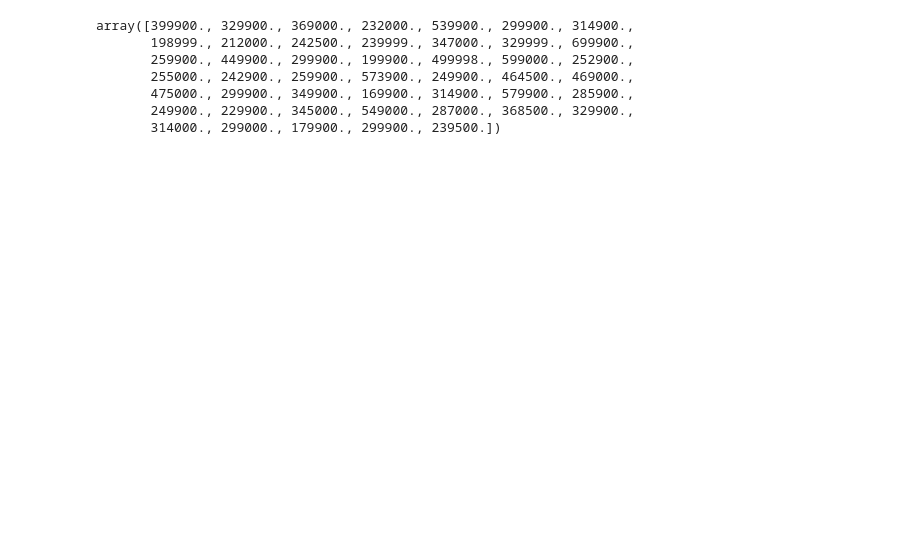
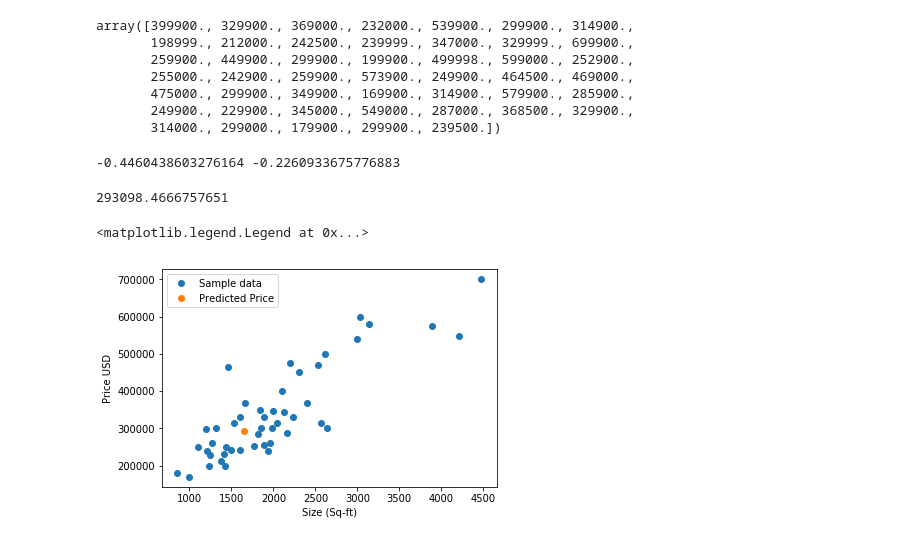
Before and after one commit to jcbaker1/Coursera, a Jupyter notebook: ML/machine-learning-ex1/ex1_python/ex1.ipynb, the cells around one changed output. Drawn from its saved outputs; the diff is of its cells as text; code cells hidden in the pictures; blank space fills up the shorter version.

```diff
--- a/ML/machine-learning-ex1/ex1_python/ex1.ipynb
+++ b/ML/machine-learning-ex1/ex1_python/ex1.ipynb
@@ -231,3 +243,29 @@ array([399900., 329900., 369000., 232000., 539900., 299900., 314900.,
        475000., 299900., 349900., 169900., 314900., 579900., 285900.,
        249900., 229900., 345000., 549000., 287000., 368500., 329900.,
        314000., 299000., 179900., 299900., 239500.])
+# %%
+# Predicted price of 1650 sq-ft , 3 bedroom house:
+x_1, x_2 = 1650, 3
+
+x_1_norm = (x_1 - mu[0])/sigma[0]
+x_2_norm = (x_2 - mu[1])/sigma[1]
+
+print(x_1_norm, x_2_norm)
+
+x_pred = np.array([1, x_1_norm, x_2_norm])
+# %% [output]
+-0.4460438603276164 -0.2260933675776883
+# %%
+y_hat = np.dot(theta, x_pred)
+print(y_hat)
+# %% [output]
+293098.4666757651
+# %%
+plt.plot(X[:, 0], y, 'o', label='Sample data')
+plt.plot(x_1, y_hat, 'o', label='Predicted Price')
+plt.ylabel('Price USD')
+plt.xlabel('Size (Sq-ft)')
+plt.legend()
+# %% [output]
+<matplotlib.legend.Legend at 0x...>
+[figure, added]
```
Also changed, not shown: parts of 13 cells of this notebook.
